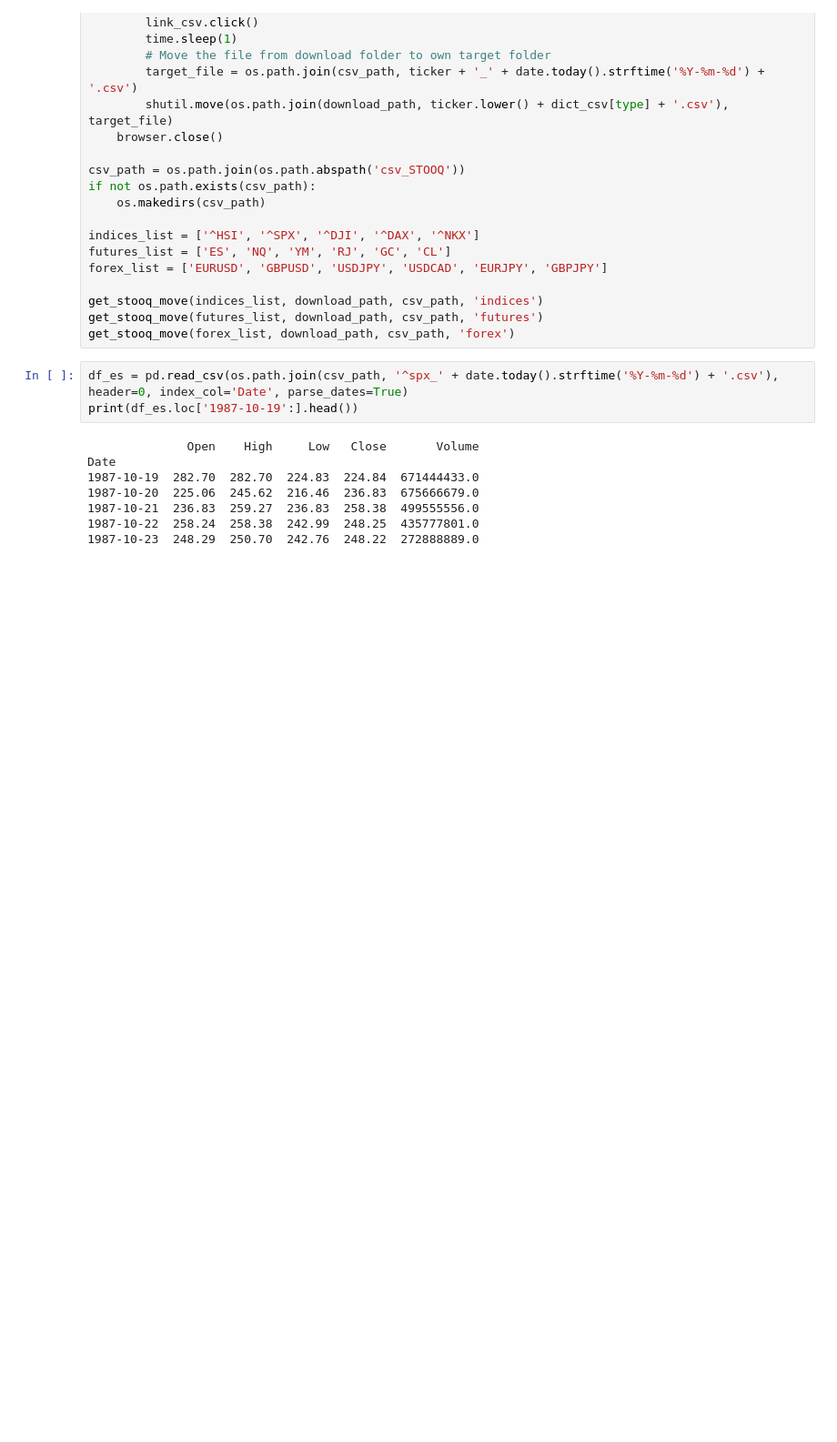
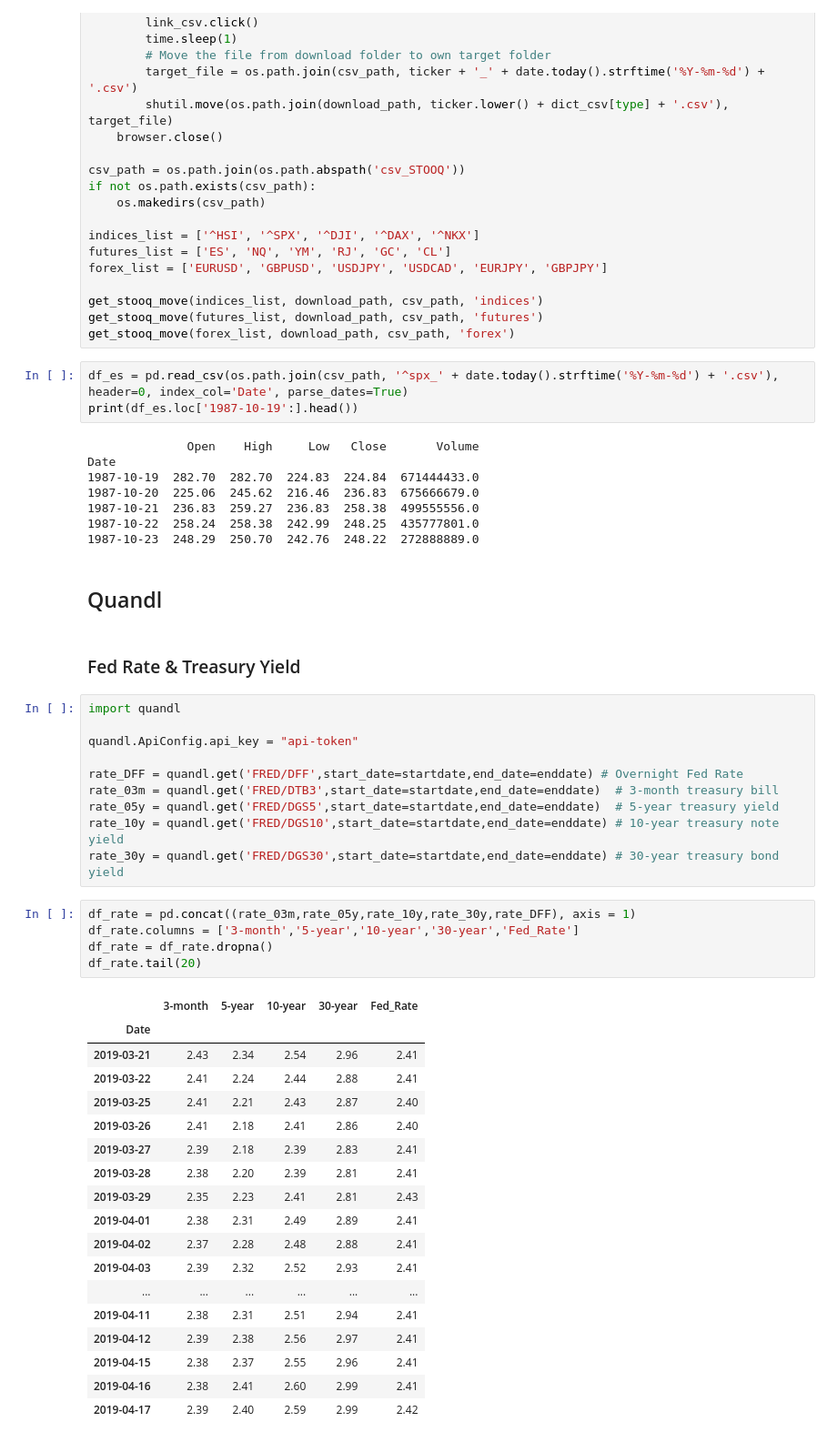
Before and after one commit to willbillionquant/python-r-qtrade, a Jupyter notebook: equities-data-api/data-api.ipynb, the cells around one changed output. Shown at 91% size. Drawn from its saved outputs; the diff is of its cells as text; blank space fills up the shorter version.

```diff
--- a/equities-data-api/data-api.ipynb
+++ b/equities-data-api/data-api.ipynb
@@ -271,3 +271,41 @@ Date
 1987-10-21  236.83  259.27  236.83  258.38  499555556.0
 1987-10-22  258.24  258.38  242.99  248.25  435777801.0
 1987-10-23  248.29  250.70  242.76  248.22  272888889.0
+# %% [markdown]
+## Quandl
+# %% [markdown]
+### Fed Rate & Treasury Yield
+# %%
+import quandl
+
+quandl.ApiConfig.api_key = "api-token"
+
+rate_DFF = quandl.get('FRED/DFF',start_date=startdate,end_date=enddate) # Overnight Fed Rate
+rate_03m = quandl.get('FRED/DTB3',start_date=startdate,end_date=enddate)  # 3-month treasury bill
+rate_05y = quandl.get('FRED/DGS5',start_date=startdate,end_date=enddate)  # 5-year treasury yield
+rate_10y = quandl.get('FRED/DGS10',start_date=startdate,end_date=enddate) # 10-year treasury note yield
+rate_30y = quandl.get('FRED/DGS30',start_date=startdate,end_date=enddate) # 30-year treasury bond yield
+# %%
+df_rate = pd.concat((rate_03m,rate_05y,rate_10y,rate_30y,rate_DFF), axis = 1)
+df_rate.columns = ['3-month','5-year','10-year','30-year','Fed_Rate']
+df_rate = df_rate.dropna()
+df_rate.tail(20)
+# %% [output]
+|  | 3-month | 5-year | 10-year | 30-year | Fed_Rate |
+| Date |  |  |  |  |  |
+| 2019-03-21 | 2.43 | 2.34 | 2.54 | 2.96 | 2.41 |
+| 2019-03-22 | 2.41 | 2.24 | 2.44 | 2.88 | 2.41 |
+| 2019-03-25 | 2.41 | 2.21 | 2.43 | 2.87 | 2.40 |
+| 2019-03-26 | 2.41 | 2.18 | 2.41 | 2.86 | 2.40 |
+| 2019-03-27 | 2.39 | 2.18 | 2.39 | 2.83 | 2.41 |
+| 2019-03-28 | 2.38 | 2.20 | 2.39 | 2.81 | 2.41 |
+| 2019-03-29 | 2.35 | 2.23 | 2.41 | 2.81 | 2.43 |
+| 2019-04-01 | 2.38 | 2.31 | 2.49 | 2.89 | 2.41 |
+| 2019-04-02 | 2.37 | 2.28 | 2.48 | 2.88 | 2.41 |
+| 2019-04-03 | 2.39 | 2.32 | 2.52 | 2.93 | 2.41 |
+| ... | ... | ... | ... | ... | ... |
+| 2019-04-11 | 2.38 | 2.31 | 2.51 | 2.94 | 2.41 |
+| 2019-04-12 | 2.39 | 2.38 | 2.56 | 2.97 | 2.41 |
+| 2019-04-15 | 2.38 | 2.37 | 2.55 | 2.96 | 2.41 |
+| 2019-04-16 | 2.38 | 2.41 | 2.60 | 2.99 | 2.41 |
+| 2019-04-17 | 2.39 | 2.40 | 2.59 | 2.99 | 2.42 |
```
Also changed, not shown: parts of 4 cells of this notebook.
